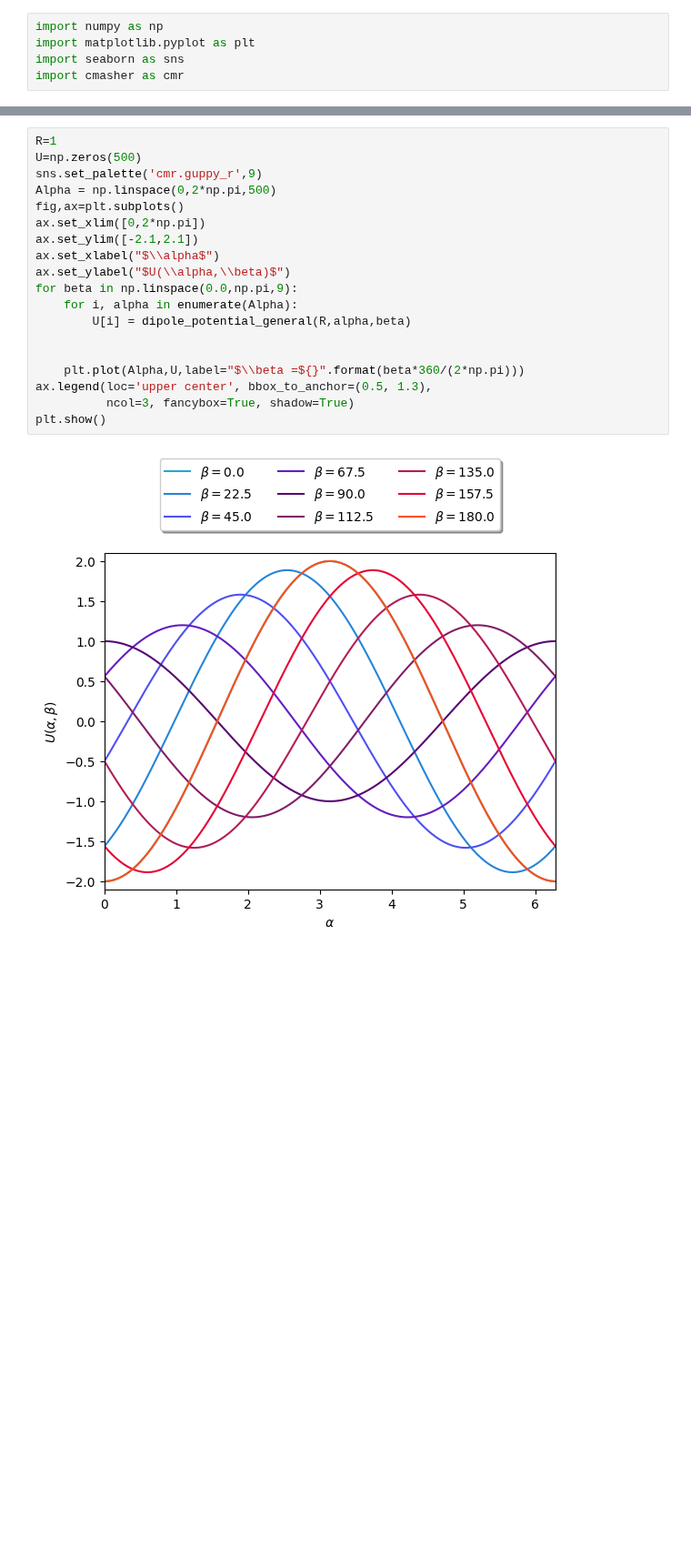
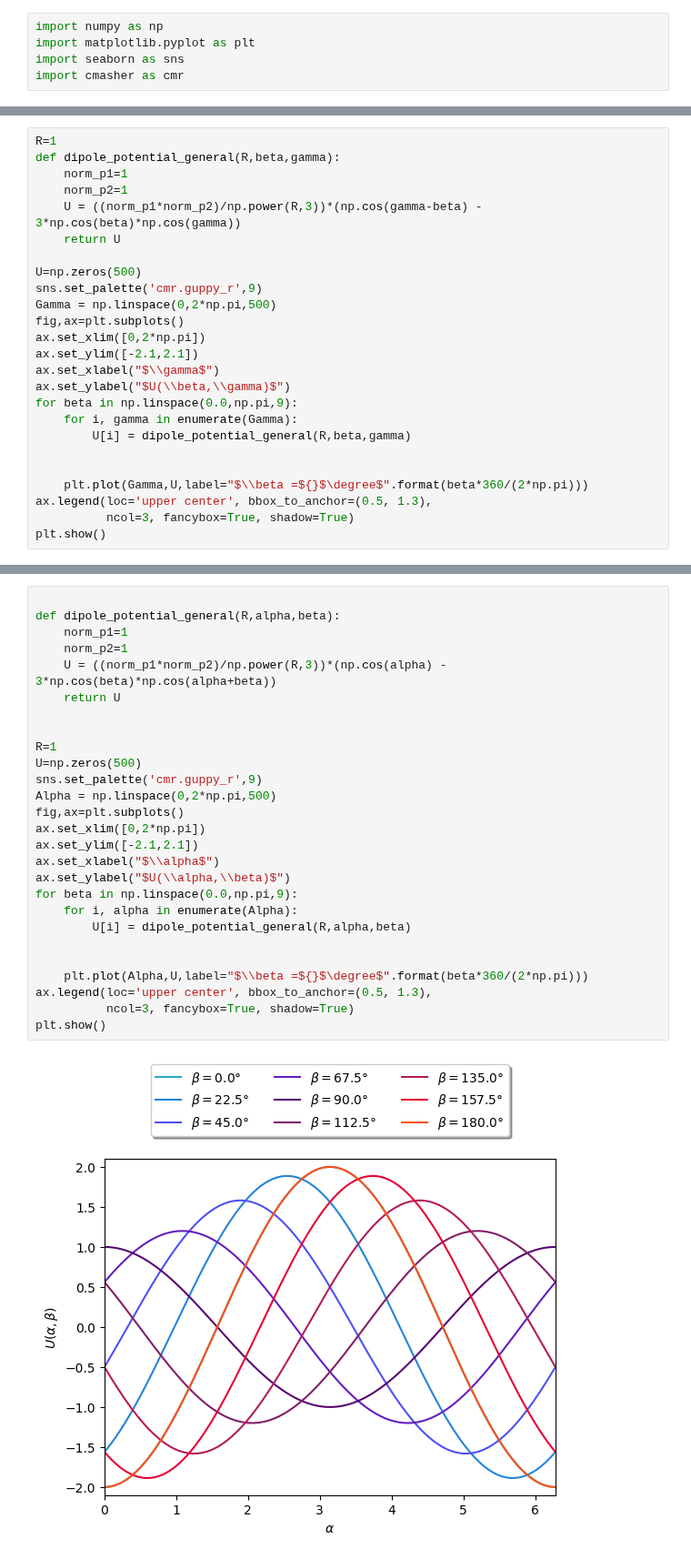
Before and after one commit to OljaOctagon/MagneticParticles, a Jupyter notebook: rigid_magnetic/dipole.ipynb, the cells around one changed output, grey strips where cells are left out. Shown at 91% size. Drawn from its saved outputs; the diff is of its cells as text; blank space fills up the shorter version.

Commit message:
Understanding dipoles: added plotting by alpha/beta, gamma/beta; added interactive pair potential plot

```diff
--- a/rigid_magnetic/dipole.ipynb
+++ b/rigid_magnetic/dipole.ipynb
@@ -84,0 +128,25 @@ fig.colorbar(c, ax=ax, label="U")
+# %%
+R=1
+def dipole_potential_general(R,beta,gamma):
+    norm_p1=1
+    norm_p2=1
+    U = ((norm_p1*norm_p2)/np.power(R,3))*(np.cos(gamma-beta) - 3*np.cos(beta)*np.cos(gamma))
+    return U
+
+U=np.zeros(500)
+sns.set_palette('cmr.guppy_r',9)
+Gamma = np.linspace(0,2*np.pi,500)
+fig,ax=plt.subplots()
+ax.set_xlim([0,2*np.pi])
+ax.set_ylim([-2.1,2.1])
+ax.set_xlabel("$\\gamma$")
+ax.set_ylabel("$U(\\beta,\\gamma)$")
+for beta in np.linspace(0.0,np.pi,9):
+    for i, gamma in enumerate(Gamma):
+        U[i] = dipole_potential_general(R,beta,gamma)
+
+
+    plt.plot(Gamma,U,label="$\\beta =${}$\degree$".format(beta*360/(2*np.pi)))
+ax.legend(loc='upper center', bbox_to_anchor=(0.5, 1.3),
+          ncol=3, fancybox=True, shadow=True)
+plt.show()
@@ -85,24 +155,32 @@ fig.colorbar(c, ax=ax, label="U")
 # %%
+
+def dipole_potential_general(R,alpha,beta):
+    norm_p1=1
+    norm_p2=1
+    U = ((norm_p1*norm_p2)/np.power(R,3))*(np.cos(alpha) - 3*np.cos(beta)*np.cos(alpha+beta))
+    return U
+
+
 R=1
 U=np.zeros(500)
 sns.set_palette('cmr.guppy_r',9)
 Alpha = np.linspace(0,2*np.pi,500)
 fig,ax=plt.subplots()
 ax.set_xlim([0,2*np.pi])
 ax.set_ylim([-2.1,2.1])
 ax.set_xlabel("$\\alpha$")
 ax.set_ylabel("$U(\\alpha,\\beta)$")
 for beta in np.linspace(0.0,np.pi,9):
     for i, alpha in enumerate(Alpha):
         U[i] = dipole_potential_general(R,alpha,beta)
 
 
-    plt.plot(Alpha,U,label="$\\beta =${}".format(beta*360/(2*np.pi)))
+    plt.plot(Alpha,U,label="$\\beta =${}$\degree$".format(beta*360/(2*np.pi)))
 ax.legend(loc='upper center', bbox_to_anchor=(0.5, 1.3),
           ncol=3, fancybox=True, shadow=True)
 plt.show()
 # %% [output]
-[figure, old version]
+[figure, new version]
 # %%
 import numpy as np
 import matplotlib.pyplot as plt
```
Also changed, not shown: parts of 5 cells of this notebook.
